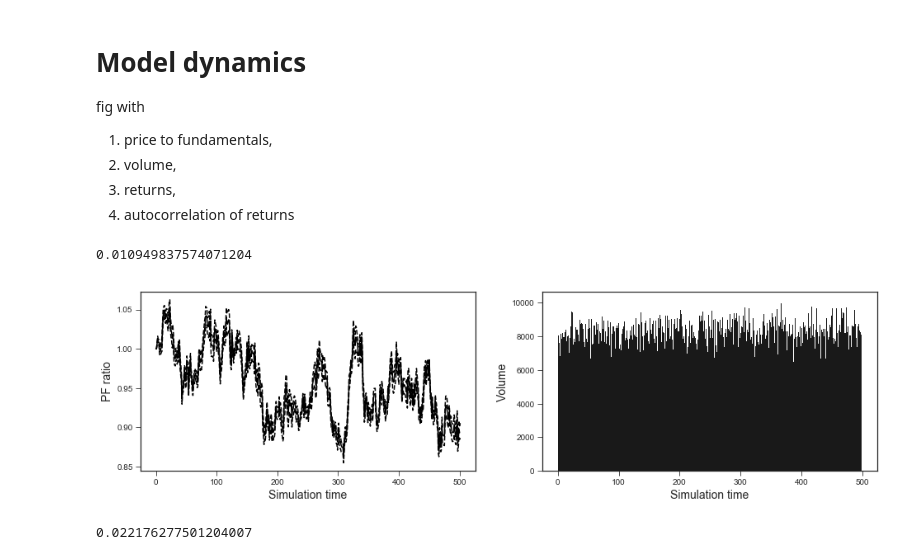
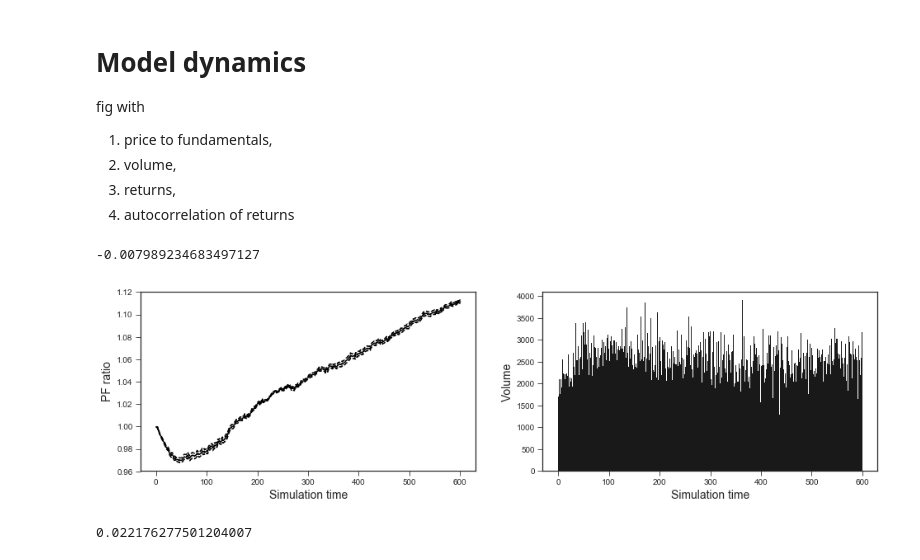
Before and after one commit to joerischasfoort/qe-asset-cycle, a Jupyter notebook: cb-asset-cylce-dynamics.ipynb, the cells around one changed output. Cells and saved outputs as stored; diff of their text form; code cells hidden in the pictures.

```diff
--- a/cb-asset-cylce-dynamics.ipynb
+++ b/cb-asset-cylce-dynamics.ipynb
@@ -66,7 +66,7 @@ autocors_abs_upper = []
 
 kurt_lower = []
 kurt_upper = []
-for i in range(len(autocors)):
+for i in range(len(autocors_emp)):
     autocors_lows.append(autocors_emp.iloc[i].min())
     autocors_highs.append(autocors_emp.iloc[i].max())
 
@@ -90,21 +90,21 @@ confidence_interval(hursts, np.mean(hursts))
 # %% [markdown]
 # How CB balance sheet policies interact with asset cycles
 # %%
-NRUNS = 1
+NRUNS = 10
 burn_in_period = 0
 # %%
 params_nb = {"fundamental_value": 105,
               "trader_sample_size": 15, "n_traders": 500,
-              "ticks": 1058, "std_fundamental": 0.01,
-              "std_noise": 0.159, "w_random": 0.19,
-              "strat_share_chartists": 0.70,
+              "ticks": 600, "std_fundamental": 0.05,
+              "std_noise": 0.049, "w_random": 0.08,
+              "strat_share_chartists": 0.08,
               "init_assets": 740, "base_risk_aversion": 1.051,
               'spread_max': 0.004, "horizon": 200,
-              "fundamentalist_horizon_multiplier": 7.5,
+              "fundamentalist_horizon_multiplier": 3.8,
               "trades_per_tick": 1, "mutation_intensity": 0.0477,
-              "average_learning_ability": 0.10, 'money_multiplier': 2.2,
+              "average_learning_ability": 0.05, 'money_multiplier': 2.2,
               "bond_mean_reversion": 0.0, 'cb_pf_range': 0.05,
-              "qe_perc_size": 0.0001, "cb_size": 0.02, "qe_asset_index": 0}
+              "qe_perc_size": 0.16, "cb_size": 0.02, "qe_asset_index": 0, "qe_start": 2, "qe_end":598}
 # %%
 scenarios = [None]
 s_idx = 0
@@ -246,13 +263,15 @@ fig with
 # %%
 prices[0].pct_change()[0].autocorr(20)
 # %% [output]
-0.010949837574071204
+-0.007989234683497127
 # %%
 lower_c_price = []
 upper_c_price = []
+av_pf = []
 for row in range(len(prices[0])):
     price_range = prices[0].iloc[row] / fundamentals[s_idx].mean(axis=1)# / mc_fundamentals.iloc[row]
     lower, upper = confidence_interval(price_range, np.mean(price_range))
+    av_pf.append(np.mean(price_range))
     lower_c_price.append(lower)
     upper_c_price.append(upper)
 # %%
@@ -260,35 +279,35 @@ fig, (ax1, ax2) = plt.subplots(1, 2, figsize=(16,4))
 
 s_idx = 0
 
 # 1 price to fundamentals
-ax1.plot(prices[s_idx].index, prices[s_idx].mean(axis=1) / fundamentals[s_idx].mean(axis=1), 'k-')
+ax1.plot(prices[s_idx].index, av_pf, 'k-')
 ax1.plot(prices[s_idx].index, lower_c_price, 'k--')
 ax1.plot(prices[s_idx].index, upper_c_price, 'k--')
 
 ax1.set_ylabel('PF ratio', fontsize='14')
 
 # 2 volumes
 ax2.bar(volumes[s_idx].index, volumes[s_idx].mean(axis=1), width=1.0, color='black', alpha=0.9)
 ax2.set_ylabel('Volume', fontsize='14')
 
 
 # # 3 returns
 # ax3.plot(prices[0].index, prices[0].pct_change().mean(axis=1), 'k-')
 # ax3.set_ylabel('Returns', fontsize='14')
 
 # # 4 autocorrelation of returns
 # ax4.plot(autocors.index, autocors.mean(axis=1), 'k-', label='SIM Returns')
 # ax4.plot(autocors.index, lower_autocors, 'k--')
 # ax4.plot(autocors.index, upper_autocors, 'k--')
 # ax4.set_ylabel('Autocorrelation returns', fontsize='14')
 
 for ax in (ax1, ax2):
     ax.set_xlabel('Simulation time', fontsize='14')
 
 
 fig.savefig('baseline_dynamics.png', dpi=200, bbox_inches = 'tight', pad_inches = 0)
 # %% [output]
-[figure, old version]
+[figure, new version]
 # %%
 autocors.mean().mean()
 # %% [output]
```
Also changed, not shown: parts of 9 cells of this notebook, 3 other files.
